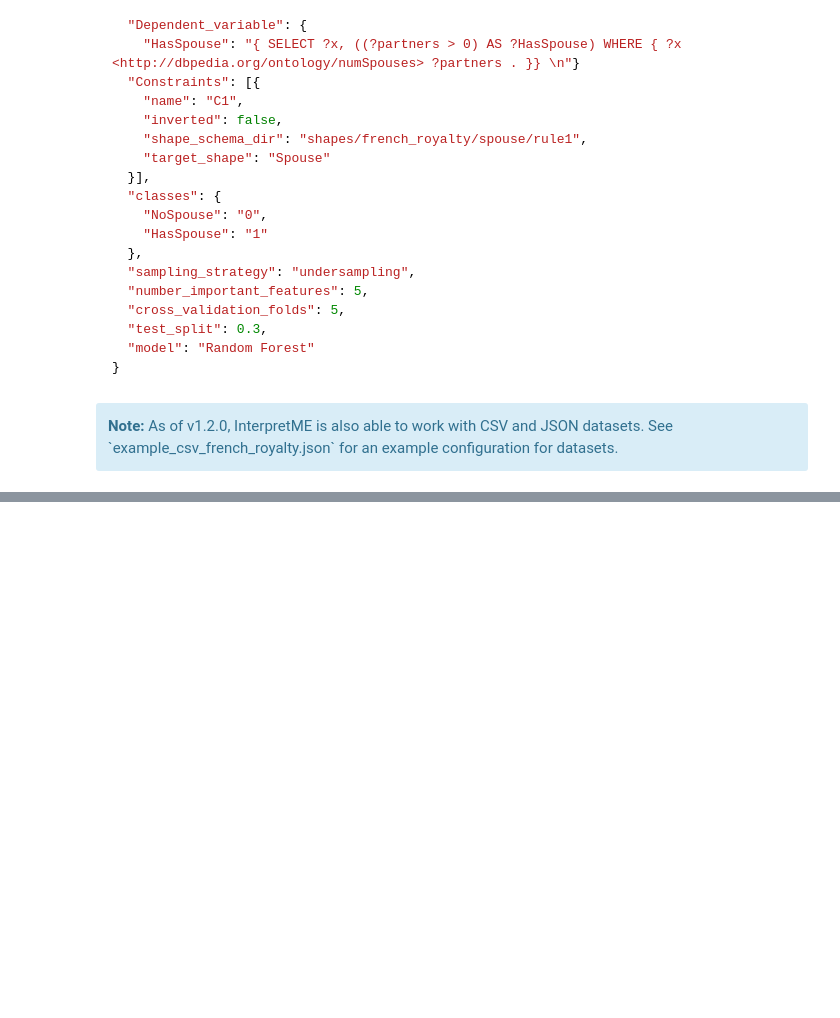
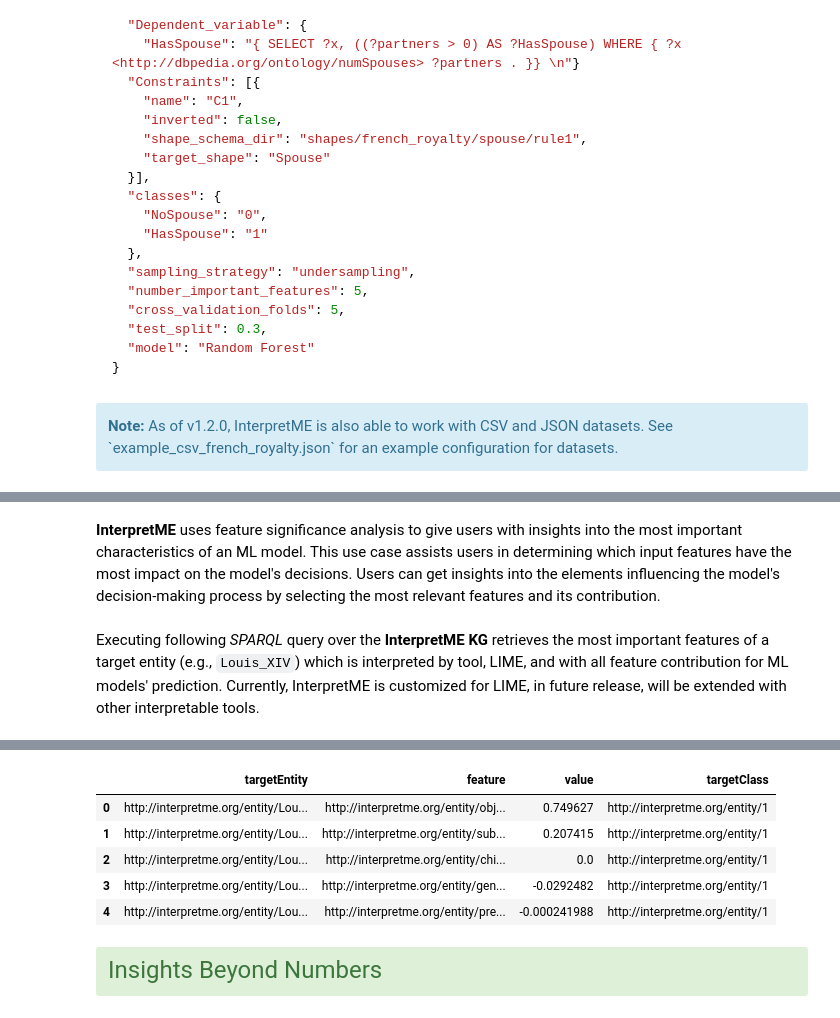
Before and after one commit to SDM-TIB/InterpretME_Demo, a Jupyter notebook: InterpretME_Demo.ipynb, the cells around one changed output, grey strips where cells are left out. Saved outputs shown, nothing was run; the diff lists cells and outputs as text; code cells hidden in the pictures; blank space fills up the shorter version.

```diff
--- a/InterpretME_Demo.ipynb
+++ b/InterpretME_Demo.ipynb
@@ -199 +81,5 @@ After uploading the semantified results to the InterpretME KG, [DeTrusty](https:
+# %% [markdown]
+**InterpretME** uses feature significance analysis to give users with insights into the most important characteristics of an ML model. This use case assists users in determining which input features have the most impact on the model's decisions. Users can get insights into the elements influencing the model's decision-making process by selecting the most relevant features and its contribution.
+# %% [markdown]
+Executing following *SPARQL* query over the **InterpretME KG** retrieves the most important features of a target entity (e.g., `Louis_XIV`) which is interpreted by tool, LIME, and with all feature contribution for ML models' prediction. Currently, InterpretME is customized for LIME, in future release, will be extended with other interpretable tools.
 # %%
@@ -200,0 +87,28 @@ from InterpretME.federated_query_engine import federated
+# %%
+input_query = """
+SELECT DISTINCT ?LIMEEntity ?InterpretableTool ?feature ?value ?targetClass
+WHERE {
+    SERVICE <https://labs.tib.eu/sdm/InterpretME-wog/sparql>{
+        FILTER( ?LIMEEntity=<http://interpretme.org/entity/Louis_XIV> )
+        ?entity a <http://interpretme.org/vocab/TargetEntity> .
+        ?entity <http://www.w3.org/2002/07/owl#sameAs> ?sourceEntity .
+        ?entity <http://interpretme.org/vocab/hasEntity> ?LIMEEntity .
+        ?entity <http://interpretme.org/vocab/hasInterpretedFeature> ?interpretedFeature .
+        ?interpretedFeature <http://www.w3.org/ns/prov#hasGeneratedBy> ?InterpretableTool .
+        ?interpretedFeature <http://interpretme.org/vocab/hasFeatureWeight> ?featureWeight .
+        ?entity <http://interpretme.org/vocab/hasEntityClassProbability> ?classProb .
+        ?classProb <http://interpretme.org/vocab/hasClass> ?targetClass .
+        FILTER(?targetClass = <http://interpretme.org/entity/1>)
+        ?featureWeight <http://interpretme.org/vocab/hasFeature> ?feature .
+        ?featureWeight <http://interpretme.org/vocab/hasWeight> ?value .
+    }
+} order by desc (?value)
+"""
+# %%
+interpretme_endpoint = 'https://labs.tib.eu/sdm/InterpretME-wog/sparql'
+input_endpoint = 'https://labs.tib.eu/sdm/InterpretME-og/sparql'
+# %%
+config = configuration(interpretme_endpoint, input_endpoint)
+query_answer = federated(input_query, config)
+query_answer
+# %% [output]
@@ -200,0 +121,10 @@ from InterpretME.federated_query_engine import federated
+|  | targetEntity | feature | value | targetClass |
+| 0 | http://interpretme.org/entity/Lou... | http://interpretme.org/entity/obj... | 0.749627 | http://interpretme.org/entity/1 |
+| 1 | http://interpretme.org/entity/Lou... | http://interpretme.org/entity/sub... | 0.207415 | http://interpretme.org/entity/1 |
+| 2 | http://interpretme.org/entity/Lou... | http://interpretme.org/entity/chi... | 0.0 | http://interpretme.org/entity/1 |
+| 3 | http://interpretme.org/entity/Lou... | http://interpretme.org/entity/gen... | -0.0292482 | http://interpretme.org/entity/1 |
+| 4 | http://interpretme.org/entity/Lou... | http://interpretme.org/entity/pre... | -0.000241988 | http://interpretme.org/entity/1 |
+# %% [markdown]
+<div class="alert-success">
+    <font size="5"> Insights Beyond Numbers </font>
+</div>
```
Also changed, not shown: parts of 44 cells of this notebook.
